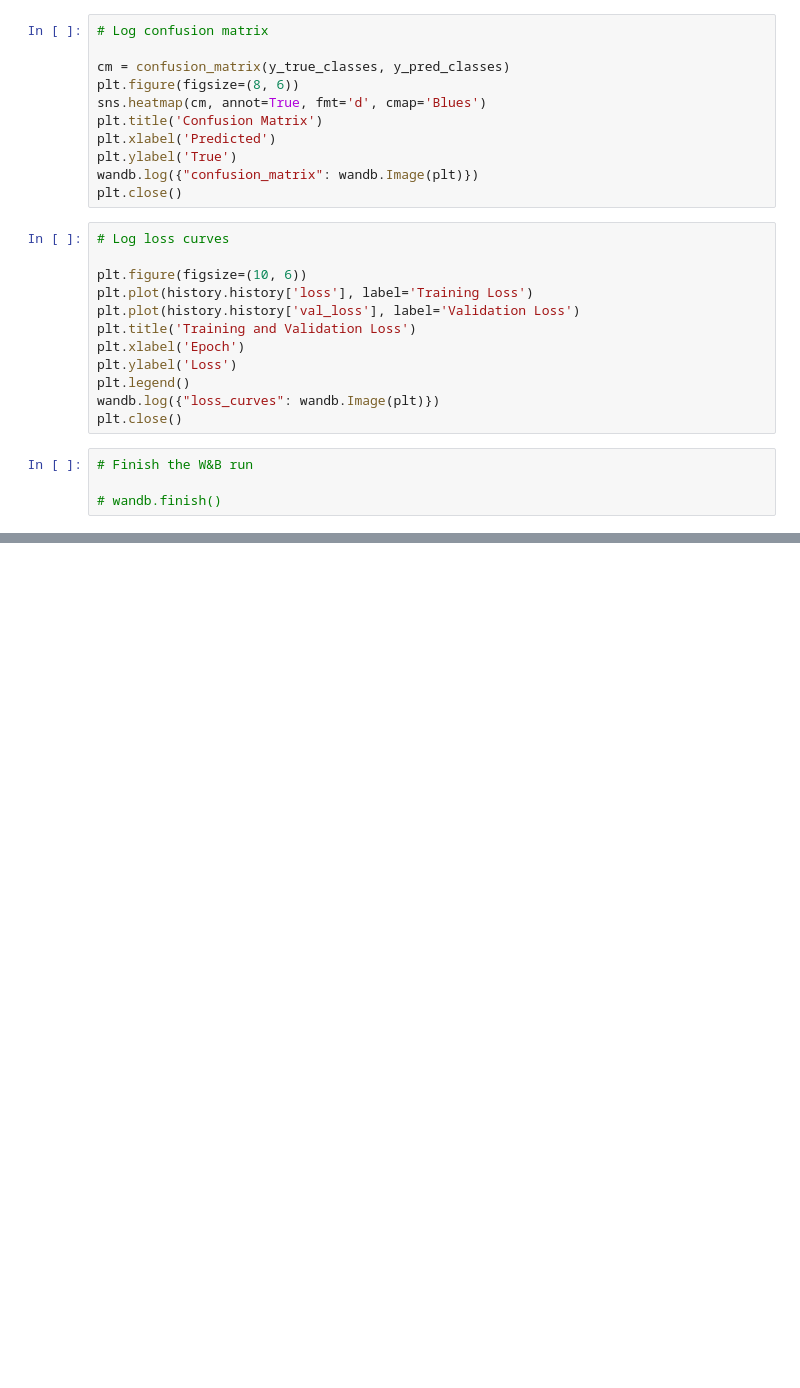
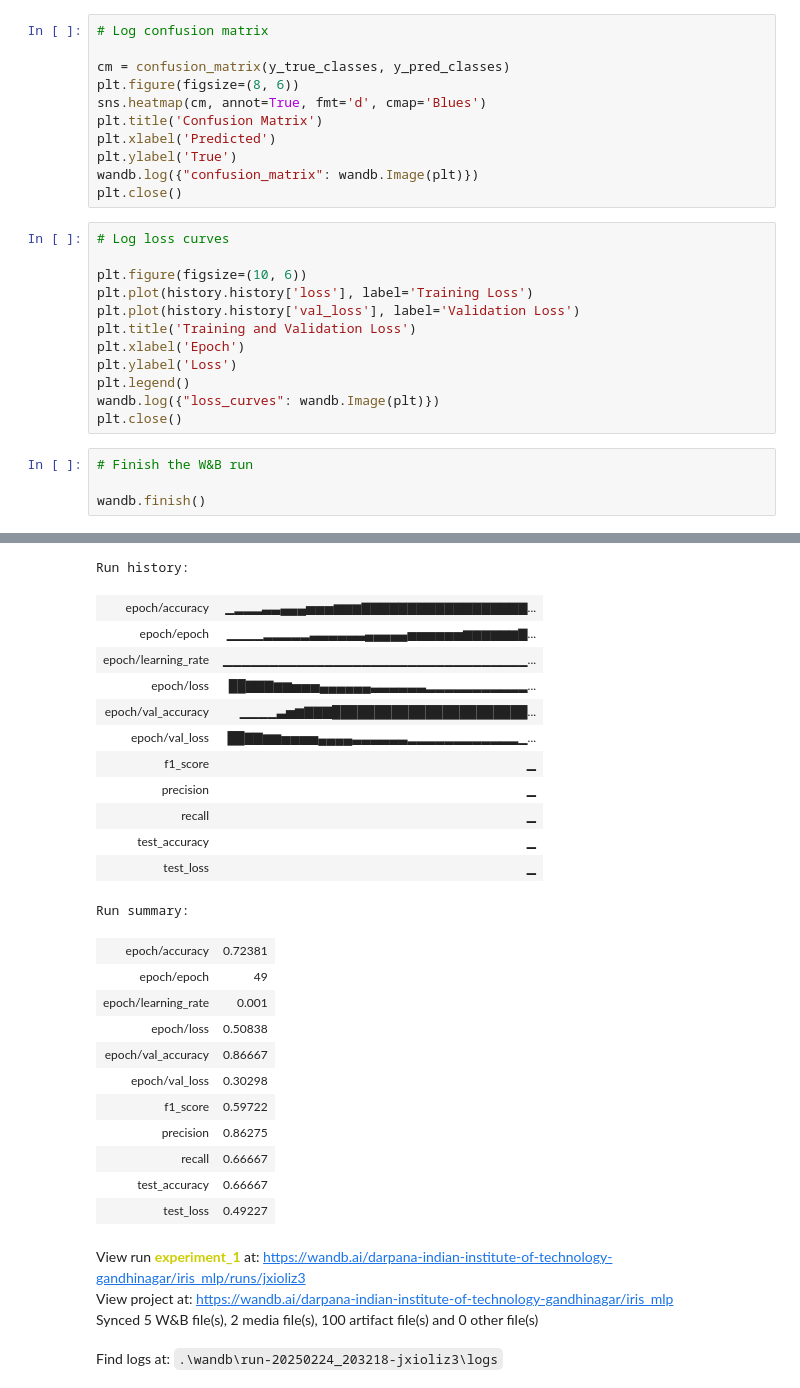
Before and after one commit to Darpana-iitgn/stt_6, a Jupyter notebook: section-1.ipynb, the cells around one changed output, grey strips where cells are left out. Drawn from its saved outputs; the diff is of its cells as text; blank space fills up the shorter version.

```diff
--- a/section-1.ipynb
+++ b/section-1.ipynb
@@ -261,4 +308,5 @@ plt.close()
 # %%
 # Finish the W&B run
 
-# wandb.finish()
+wandb.finish()
+# %% [output]
@@ -264,0 +314,28 @@ plt.close()
+Run history:
+| epoch/accuracy | ▁▂▂▂▃▃▄▄▄▅▅▅▆▆▆▇▇▇▇▇▇▇▇▇▇▇▇▇▇▇▇▇▇... |
+| epoch/epoch | ▁▁▁▁▂▂▂▂▂▃▃▃▃▃▃▄▄▄▄▄▅▅▅▅▅▅▆▆▆▆▆▆▇... |
+| epoch/learning_rate | ▁▁▁▁▁▁▁▁▁▁▁▁▁▁▁▁▁▁▁▁▁▁▁▁▁▁▁▁▁▁▁▁▁... |
+| epoch/loss | ██▇▇▇▆▆▅▅▅▄▄▄▄▄▄▃▃▃▃▃▃▂▂▂▂▂▂▂▂▂▂▂... |
+| epoch/val_accuracy | ▁▁▁▁▃▅▆▇▇▇███████████████████████... |
+| epoch/val_loss | ██▇▇▆▆▅▅▅▅▄▄▄▄▃▃▃▃▃▃▂▂▂▂▂▂▂▂▂▂▂▂▁... |
+| f1_score | ▁ |
+| precision | ▁ |
+| recall | ▁ |
+| test_accuracy | ▁ |
+| test_loss | ▁ |
+Run summary:
+| epoch/accuracy | 0.72381 |
+| epoch/epoch | 49 |
+| epoch/learning_rate | 0.001 |
+| epoch/loss | 0.50838 |
+| epoch/val_accuracy | 0.86667 |
+| epoch/val_loss | 0.30298 |
+| f1_score | 0.59722 |
+| precision | 0.86275 |
+| recall | 0.66667 |
+| test_accuracy | 0.66667 |
+| test_loss | 0.49227 |
+View run experiment_1 at: https://wandb.ai/darpana-indian-institute-of-technology-gandhinagar/iris_mlp/runs/jxioliz3
+View project at: https://wandb.ai/darpana-indian-institute-of-technology-gandhinagar/iris_mlp
+Synced 5 W&B file(s), 2 media file(s), 100 artifact file(s) and 0 other file(s)
+Find logs at: .\wandb\run-20250224_203218-jxioliz3\logs
```
Also changed, not shown: parts of 14 cells of this notebook, 13 other files.
